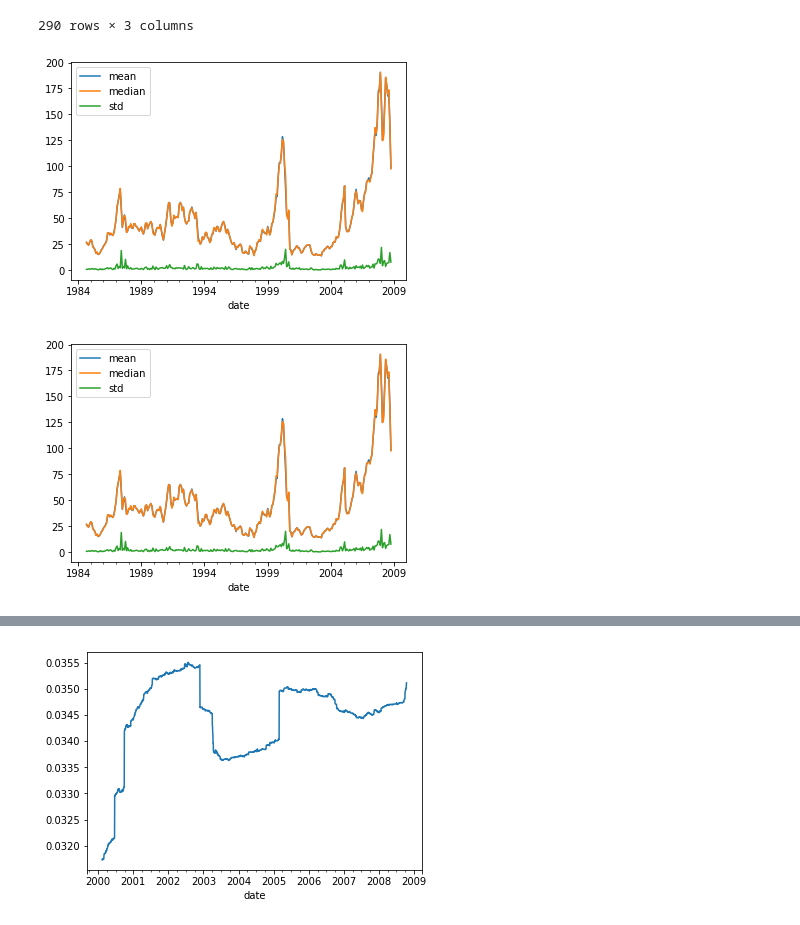
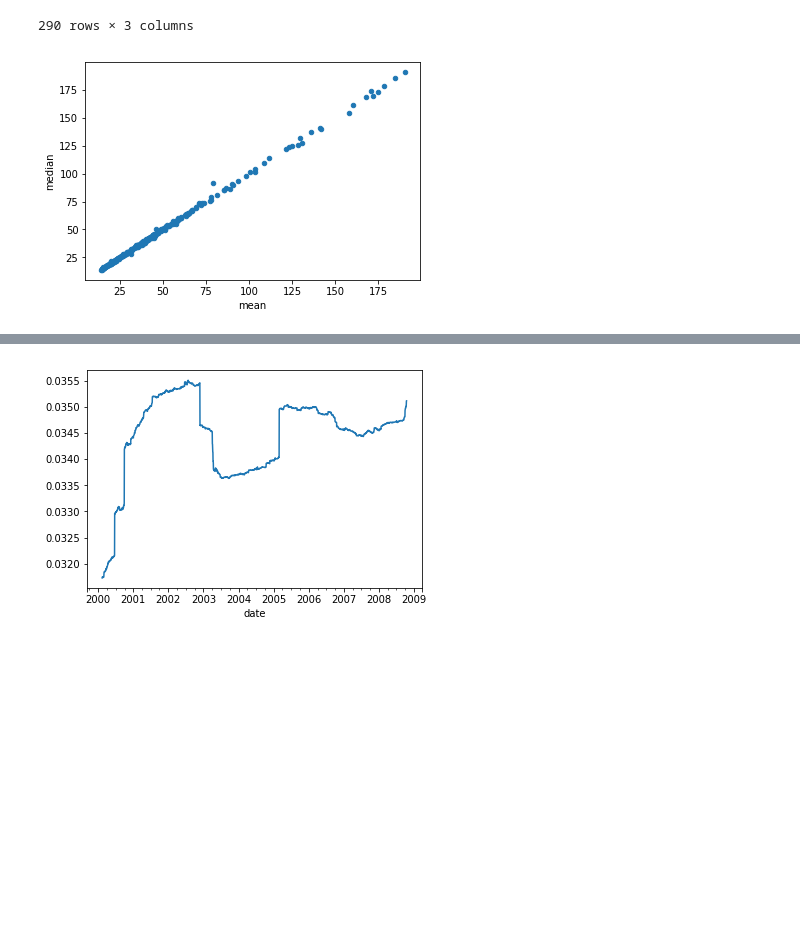
Before and after one commit to shanipribadi/AIS-python-jakarta, a Jupyter notebook: PandasTour.ipynb, the cells around one changed output, grey strips where cells are left out. Drawn from its saved outputs; the diff is of its cells as text; code cells hidden in the pictures; blank space fills up the shorter version.

```diff
--- a/PandasTour.ipynb
+++ b/PandasTour.ipynb
@@ -148,11 +148,10 @@ mth_mean
 | 2008-10-31 | 98.326000 | 97.605 | 7.802403 |
 290 rows × 3 columns
 # %%
-mth_mean.plot()
+mth_mean.iloc[:,:2].plot(kind='scatter', x='mean', y='median')
 plt.show()
 # %% [output]
-[figure, old version]
+[figure, new version]
-[figure, removed]
 # %%
 close = aapl_bars.close
 close / close.shift(1) - 1
```
Also changed, not shown: parts of 11 cells of this notebook, 1 other file.
